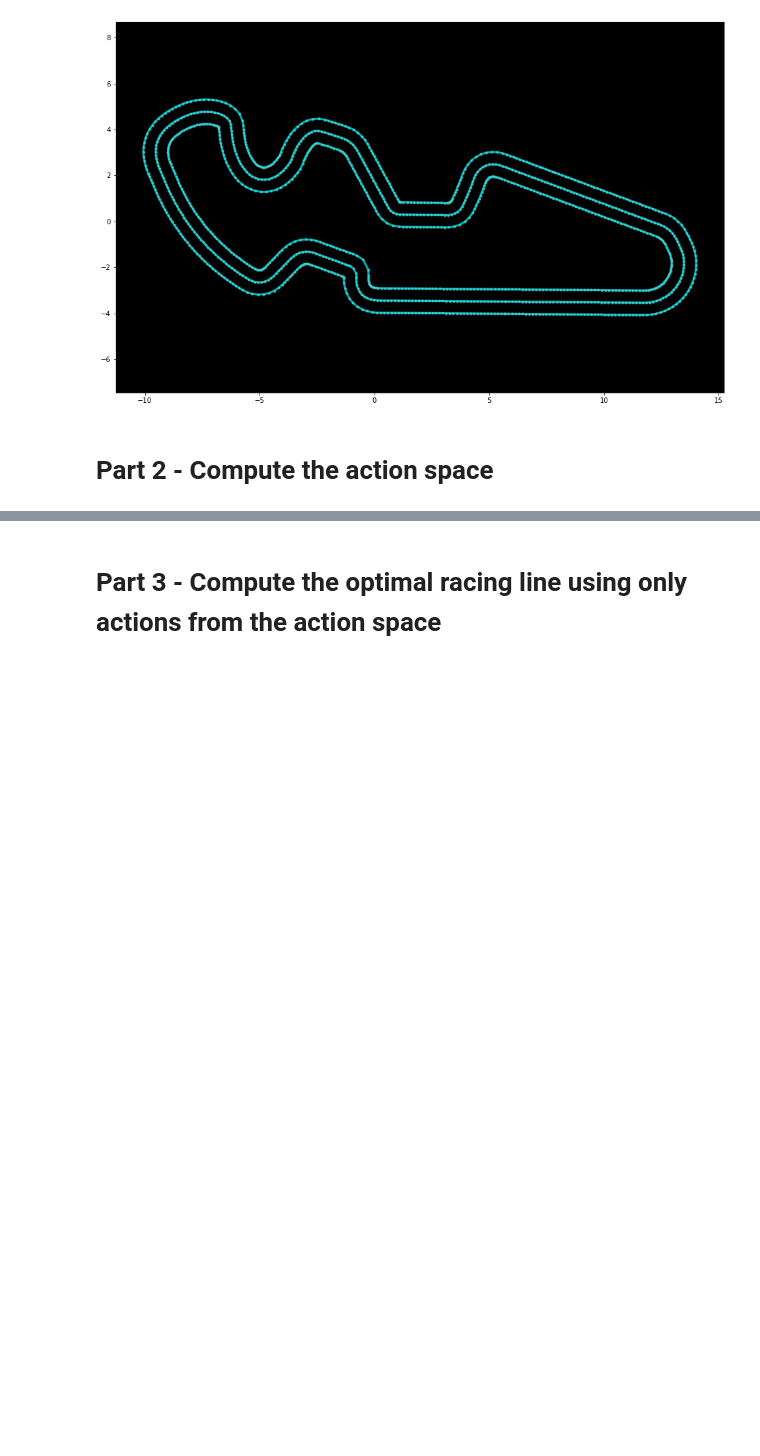
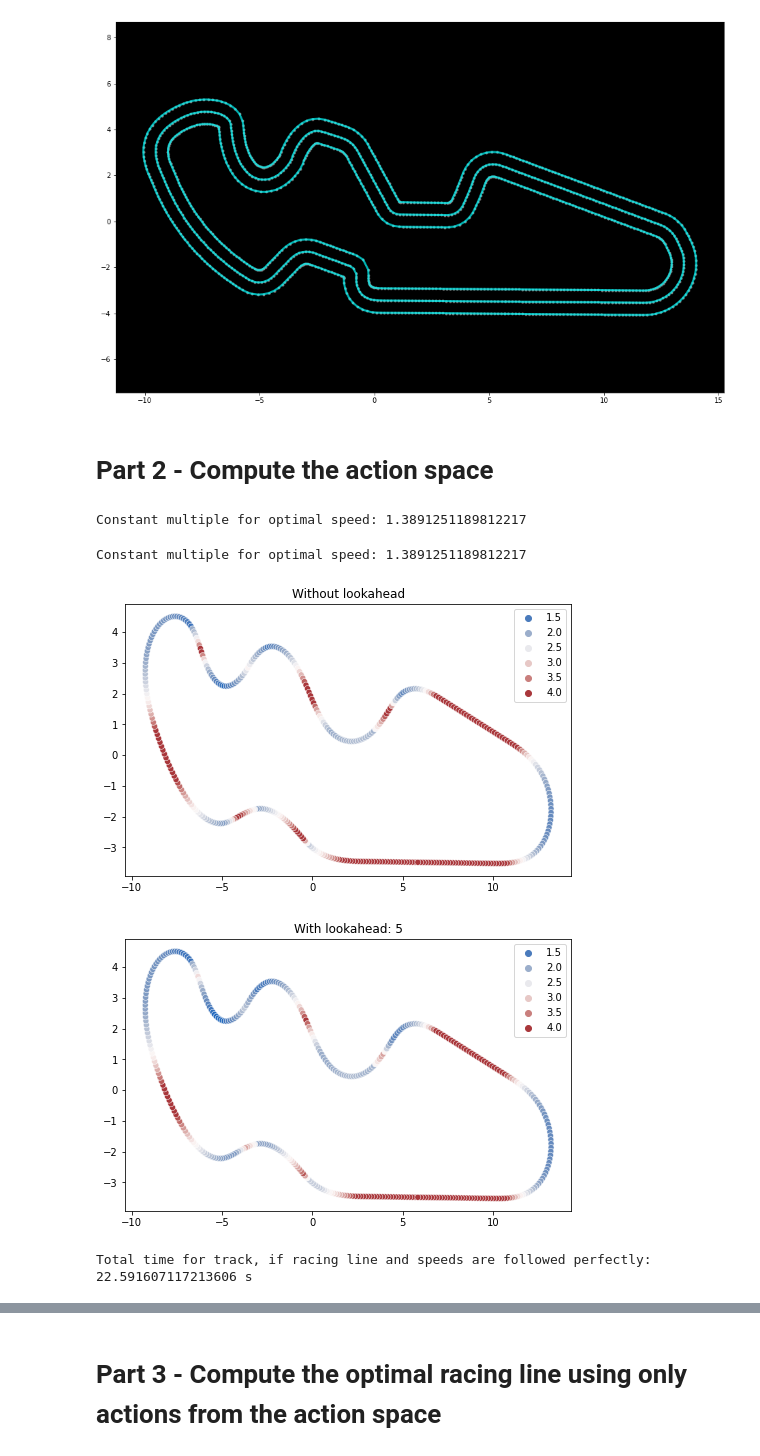
Before and after one commit to jackdawe/PIE_DeepRacer, a Jupyter notebook: bypass_rl/bypass_rl.ipynb, the cells around one changed output, grey strips where cells are left out. Drawn from its saved outputs; the diff is of its cells as text; code cells hidden in the pictures; blank space fills up the shorter version.

```diff
--- a/bypass_rl/bypass_rl.ipynb
+++ b/bypass_rl/bypass_rl.ipynb
@@ -49,3 +49,14 @@ print_shape(ax, outer_border)
 [figure]
 # %% [markdown]
 # Part 2 - Compute the action space
+# %%
+# Path of the optimal racing line (.npy file)
+fpath = "../racelines/Aragon-10000-8-2020-10-07-154119.npy"
+
+# Change manually (this is only so that output files are named correctly)
+TRACK_NAME = "Aragon"
+
+racing_track = np.load(fpath)
+
+# Convert np array to list and remove last point because it is the same point as the first one
+racing_track = racing_track.tolist()[:-1]
@@ -51,0 +157,46 @@ print_shape(ax, outer_border)
+# %%
+LOOK_AHEAD_POINTS = 5
+MIN_SPEED = 1.33 # initial: 1.3
+MAX_SPEED = 4 # initial: 4
+
+# Calculate optimal speed
+velocity = optimal_velocity(track=racing_track,
+    min_speed=MIN_SPEED, max_speed=MAX_SPEED, look_ahead_points=LOOK_AHEAD_POINTS)
+# %% [output]
+Constant multiple for optimal speed: 1.3891251189812217
+# %%
+from matplotlib import pyplot as plt
+import seaborn as sns
+
+x = [i[0] for i in racing_track]
+y = [i[1] for i in racing_track]
+
+# Without lookahead
+velocity_no_lookahead = optimal_velocity(track=racing_track,
+    min_speed=MIN_SPEED, max_speed=MAX_SPEED, look_ahead_points=0)
+
+fig, ax = plt.subplots(figsize=(8, 5))
+ax = sns.scatterplot(x=x, y=y, hue=velocity_no_lookahead,
+                     palette="vlag").set_title("Without lookahead")
+
+fig, ax = plt.subplots(figsize=(8, 5))
+ax = sns.scatterplot(x=x, y=y, hue=velocity, palette="vlag").set_title(
+    f"With lookahead: {LOOK_AHEAD_POINTS}")
+# %% [output]
+Constant multiple for optimal speed: 1.3891251189812217
+[figure, added]
+[figure, added]
+# %%
+distance_to_prev = []
+for i in range(len(racing_track)):
+    indexes = circle_indexes(racing_track, i, add_index_1=-1, add_index_2=0)[0:2]
+    coords = [racing_track[indexes[0]],racing_track[indexes[1]]]
+    dist_to_prev = dist_2_points(x1=coords[0][0], x2=coords[1][0], y1=coords[0][1], y2=coords[1][1])
+    distance_to_prev.append(dist_to_prev)
+
+time_to_prev = [(distance_to_prev[i]/velocity[i]) for i in range(len(racing_track))]
+
+total_time = sum(time_to_prev)
+print(f"Total time for track, if racing line and speeds are followed perfectly: {total_time} s")
+# %% [output]
+Total time for track, if racing line and speeds are followed perfectly: 22.591607117213606 s
```
Also changed, not shown: parts of 11 cells of this notebook, 1 other file.
